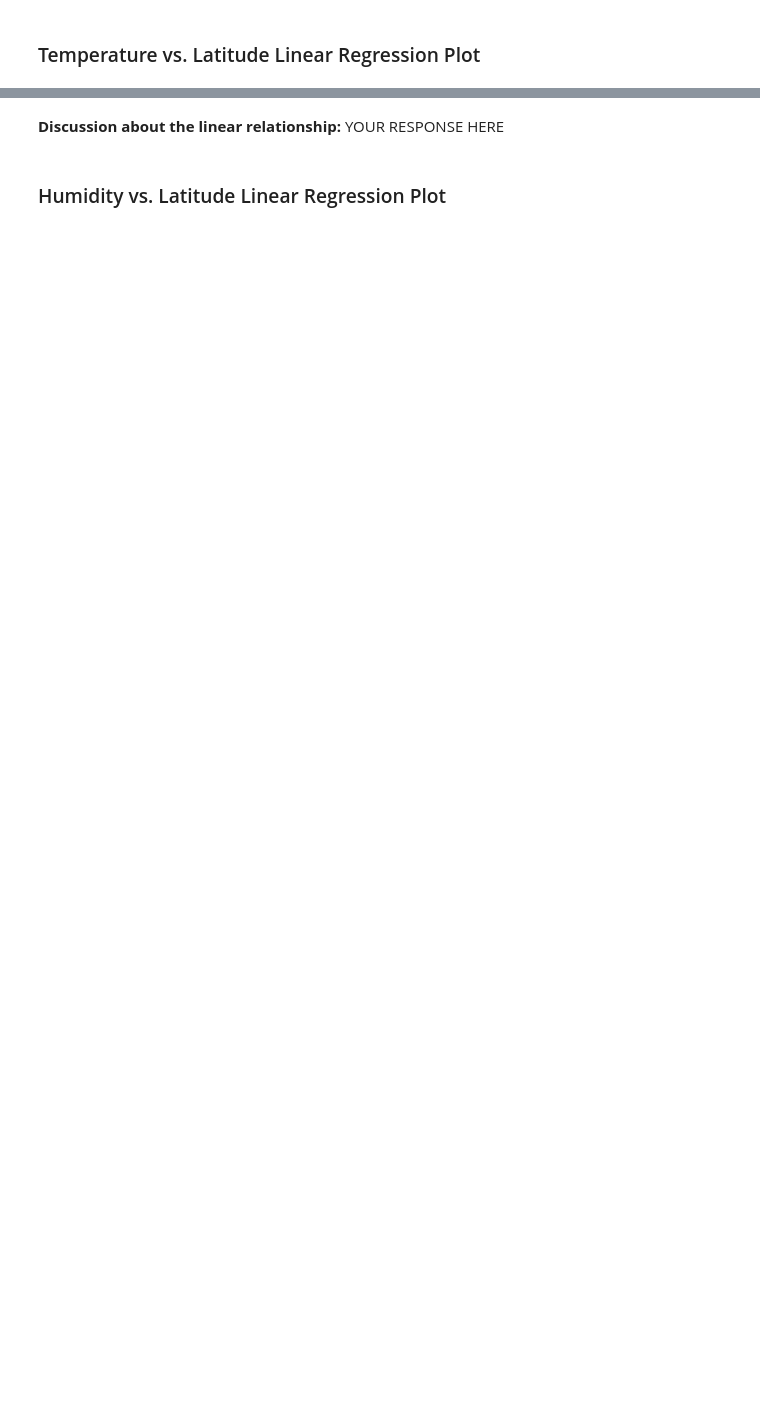
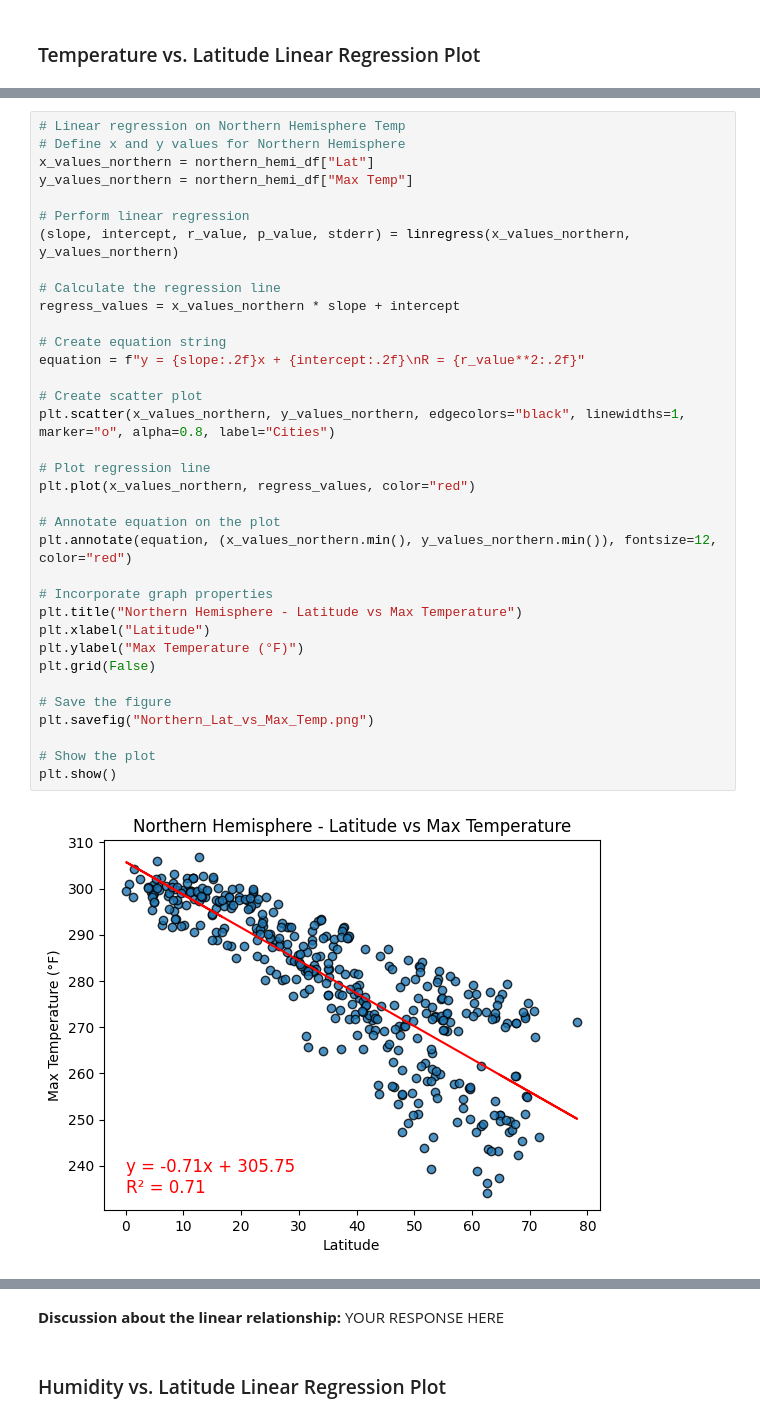
Before and after one commit to akhattaway/python-api-challenge, a Jupyter notebook: starter_code_mod6/WeatherPy.ipynb, the cells around one changed output, grey strips where cells are left out. Drawn from its saved outputs; the diff is of its cells as text; blank space fills up the shorter version.

```diff
--- a/starter_code_mod6/WeatherPy.ipynb
+++ b/starter_code_mod6/WeatherPy.ipynb
@@ -351,0 +374,37 @@ The r-value is: 0.4121057168607245
+# %%
+# Linear regression on Northern Hemisphere Temp
+# Define x and y values for Northern Hemisphere
+x_values_northern = northern_hemi_df["Lat"]
+y_values_northern = northern_hemi_df["Max Temp"]
+
+# Perform linear regression
+(slope, intercept, r_value, p_value, stderr) = linregress(x_values_northern, y_values_northern)
+
+# Calculate the regression line
+regress_values = x_values_northern * slope + intercept
+
+# Create equation string
+equation = f"y = {slope:.2f}x + {intercept:.2f}\nR = {r_value**2:.2f}"
+
+# Create scatter plot
+plt.scatter(x_values_northern, y_values_northern, edgecolors="black", linewidths=1, marker="o", alpha=0.8, label="Cities")
+
+# Plot regression line
+plt.plot(x_values_northern, regress_values, color="red")
+
+# Annotate equation on the plot
+plt.annotate(equation, (x_values_northern.min(), y_values_northern.min()), fontsize=12, color="red")
+
+# Incorporate graph properties
+plt.title("Northern Hemisphere - Latitude vs Max Temperature")
+plt.xlabel("Latitude")
+plt.ylabel("Max Temperature (°F)")
+plt.grid(False)
+
+# Save the figure
+plt.savefig("Northern_Lat_vs_Max_Temp.png")
+
+# Show the plot
+plt.show()
+# %% [output]
+[figure, added]
```
Also changed, not shown: parts of 28 cells of this notebook, 17 other files.
